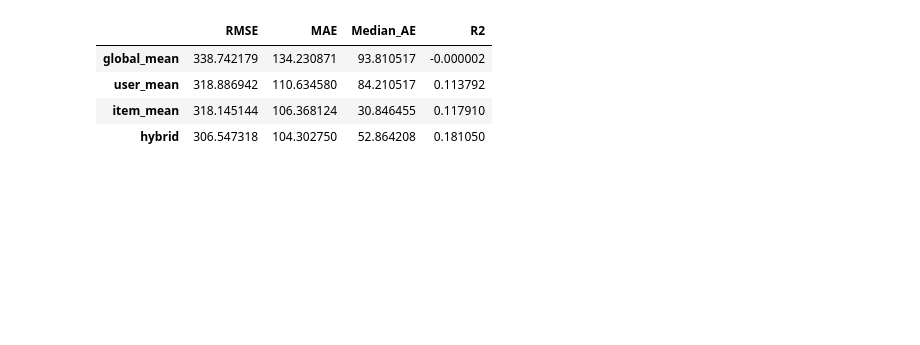
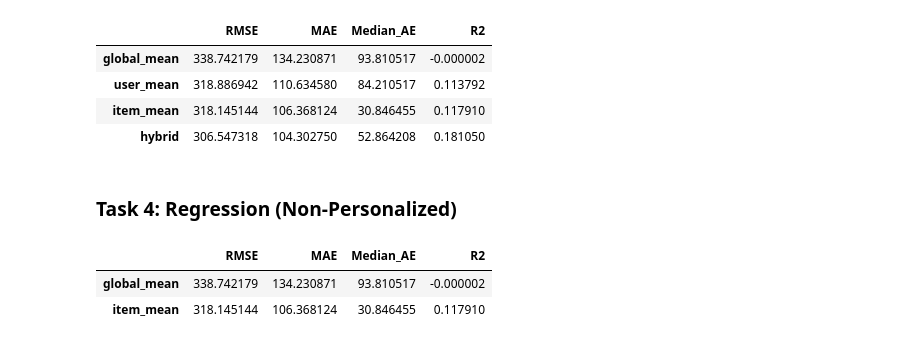
Before and after one commit to sid-0012/steam-pred, a Jupyter notebook: steam_part1.ipynb, the cells around one changed output. Drawn from its saved outputs; the diff is of its cells as text; code cells hidden in the pictures; blank space fills up the shorter version.

```diff
--- a/steam_part1.ipynb
+++ b/steam_part1.ipynb
@@ -800,3 +826,31 @@ regression_baseline_results
 | user_mean | 318.886942 | 110.634580 | 84.210517 | 0.113792 |
 | item_mean | 318.145144 | 106.368124 | 30.846455 | 0.117910 |
 | hybrid | 306.547318 | 104.302750 | 52.864208 | 0.181050 |
+# %% [markdown]
+### Task 4: Regression (Non-Personalized)
+# %%
+# ============================================
+# Task 4: Regression (Non-Personalized) Baselines
+# ============================================
+
+# Baseline 1: Global mean
+global_mean_nonpers = train_df["hours"].mean()
+y_pred_global_nonpers = np.full(len(test_df), global_mean_nonpers)
+metrics_reg_nonpers_global = evaluate_regression(test_df["hours"].values, y_pred_global_nonpers)
+
+# Baseline 2: Item mean
+item_means_nonpers = train_df.groupby("product_id")["hours"].mean()
+y_pred_item_nonpers = test_df["product_id"].map(item_means_nonpers).fillna(global_mean_nonpers).values
+metrics_reg_nonpers_item = evaluate_regression(test_df["hours"].values, y_pred_item_nonpers)
+
+# Compare Task 4 baselines
+task4_results = pd.DataFrame({
+    "global_mean": metrics_reg_nonpers_global,
+    "item_mean": metrics_reg_nonpers_item
+}).T
+
+task4_results
+# %% [output]
+|  | RMSE | MAE | Median_AE | R2 |
+| global_mean | 338.742179 | 134.230871 | 93.810517 | -0.000002 |
+| item_mean | 318.145144 | 106.368124 | 30.846455 | 0.117910 |
```
Also changed, not shown: parts of 8 cells of this notebook.
